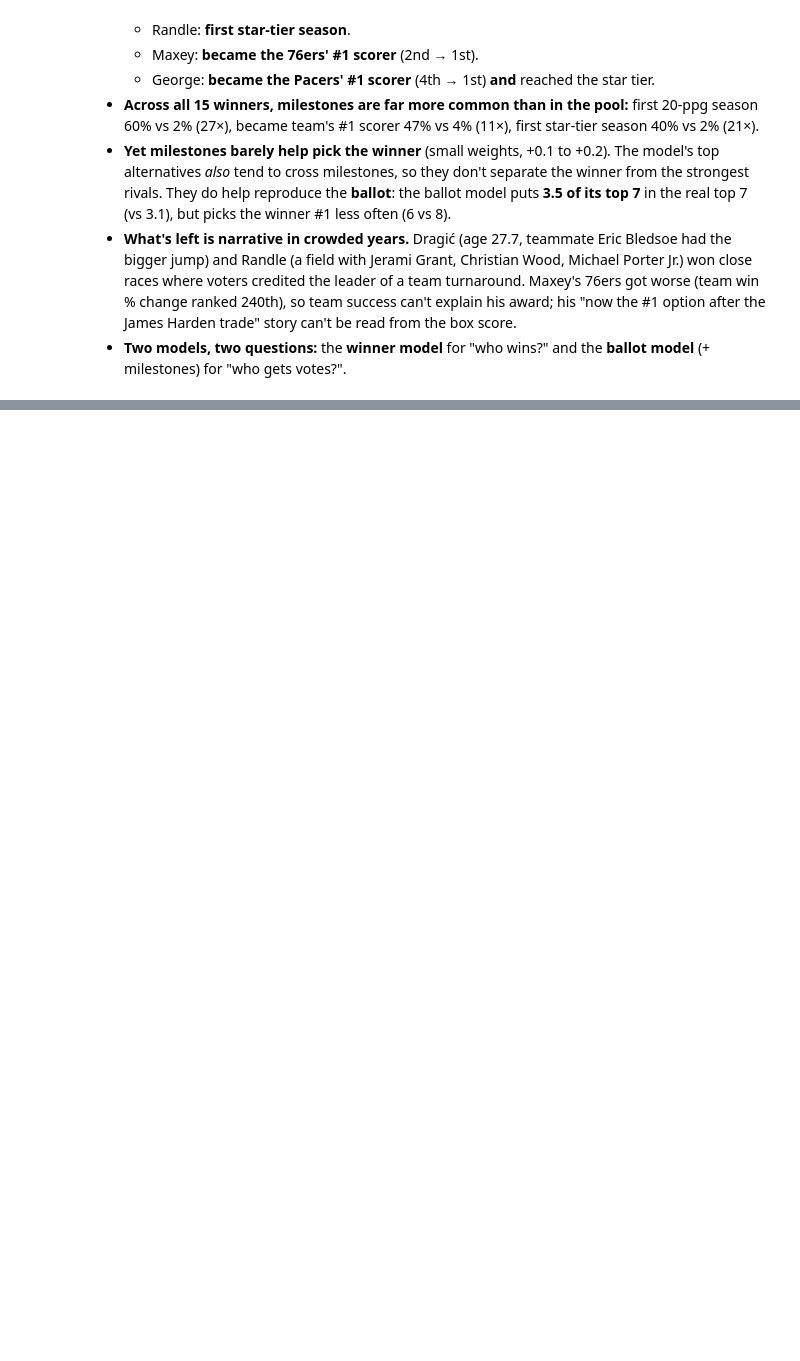
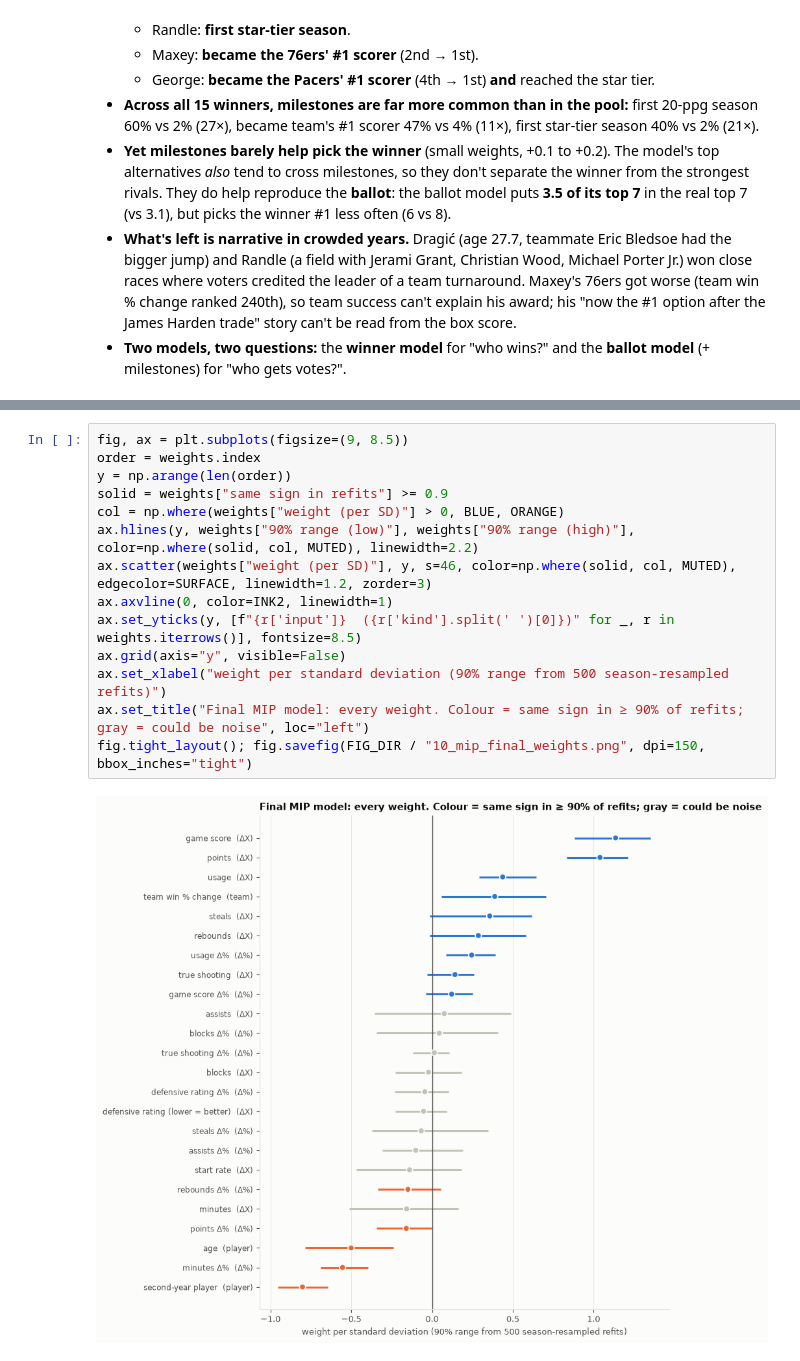
Before and after one commit to dan-j-e/unicorn-hunting, a Jupyter notebook: notebooks/10_mip_leaps.ipynb, the cells around one changed output, grey strips where cells are left out. Cells and saved outputs as stored; diff of their text form; blank space fills up the shorter version.

```diff
--- a/notebooks/10_mip_leaps.ipynb
+++ b/notebooks/10_mip_leaps.ipynb
@@ -925,0 +995,16 @@ top7_vs_votes_chart(PB, votes, c3,
+# %%
+fig, ax = plt.subplots(figsize=(9, 8.5))
+order = weights.index
+y = np.arange(len(order))
+solid = weights["same sign in refits"] >= 0.9
+col = np.where(weights["weight (per SD)"] > 0, BLUE, ORANGE)
+ax.hlines(y, weights["90% range (low)"], weights["90% range (high)"], color=np.where(solid, col, MUTED), linewidth=2.2)
+ax.scatter(weights["weight (per SD)"], y, s=46, color=np.where(solid, col, MUTED), edgecolor=SURFACE, linewidth=1.2, zorder=3)
+ax.axvline(0, color=INK2, linewidth=1)
+ax.set_yticks(y, [f"{r['input']}  ({r['kind'].split(' ')[0]})" for _, r in weights.iterrows()], fontsize=8.5)
+ax.grid(axis="y", visible=False)
+ax.set_xlabel("weight per standard deviation (90% range from 500 season-resampled refits)")
+ax.set_title("Final MIP model: every weight. Colour = same sign in ≥ 90% of refits; gray = could be noise", loc="left")
+fig.tight_layout(); fig.savefig(FIG_DIR / "10_mip_final_weights.png", dpi=150, bbox_inches="tight")
+# %% [output]
+[figure, added]
```
Also changed, not shown: parts of 6 cells of this notebook, 3 other files.
